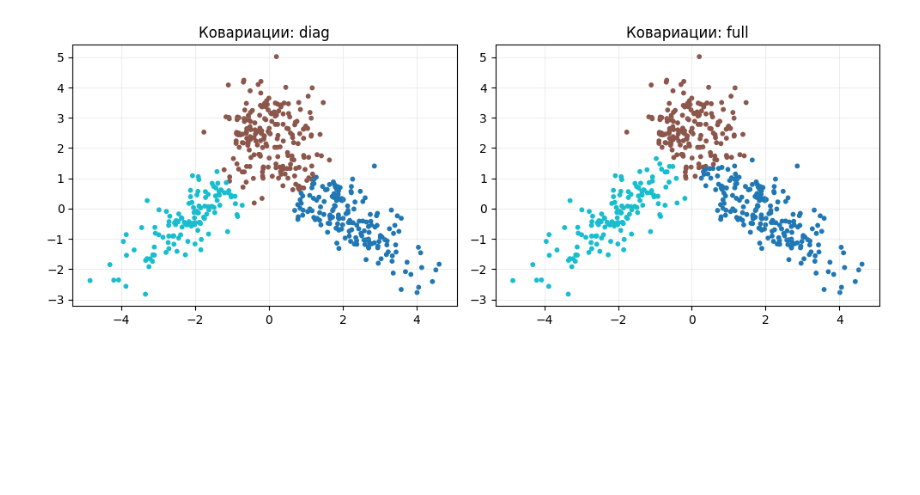
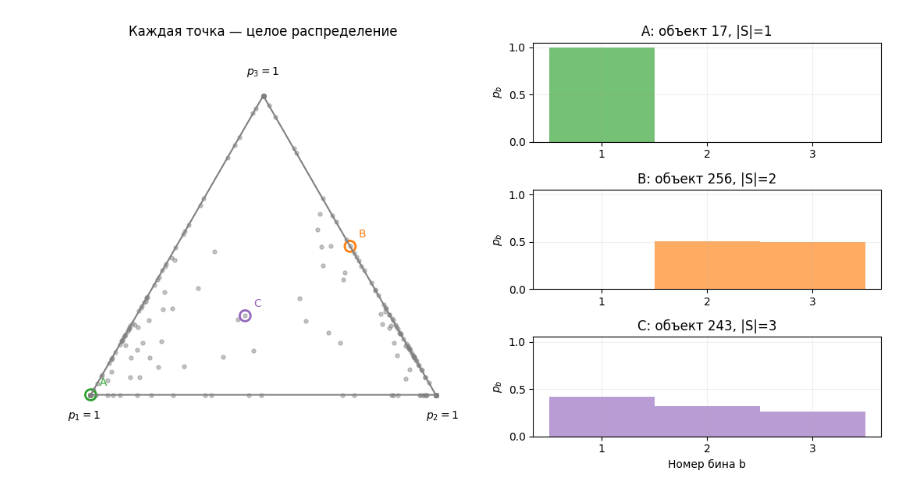
Before and after one commit to Leonid-Erlygin/seminars, a Jupyter notebook: fall_2026/ittp_bayes/em_gaussian_mixture/em_gaussian_mixture_solutions.ipynb, the cells around one changed output. Cells and saved outputs as stored; diff of their text form; code cells hidden in the pictures; blank space fills up the shorter version.

```diff
--- a/fall_2026/ittp_bayes/em_gaussian_mixture/em_gaussian_mixture_solutions.ipynb
+++ b/fall_2026/ittp_bayes/em_gaussian_mixture/em_gaussian_mixture_solutions.ipynb
@@ -346,15 +369,76 @@ $\sigma\to0$ делает назначения ближайшему средне
 # %%
-X_rot, _ = make_toy(seed=SEED+1, n=1400, rotated=True)
-rot_train, rot_test = X_rot[:900], X_rot[900:]
-fig, axes = plt.subplots(1, 2, figsize=(10, 3.8))
-rot_rows = []
-for ax, kind in zip(axes, ['diag', 'full']):
-    gm = GaussianMixture(3, covariance_type=kind, n_init=6,
-                         reg_covar=1e-4, random_state=42).fit(rot_train)
-    ax.scatter(*rot_test.T, c=gm.predict(rot_test), cmap='tab10', s=10)
-    ax.set_title('Ковариации: ' + kind)
-    rot_rows.append([kind, gm.score(rot_test), gm.converged_])
+def validate_histograms(P):
+    P = np.asarray(P, dtype=float)
+    if P.ndim != 2 or P.shape[1] < 2 or not np.isfinite(P).all():
+        raise ValueError('Нужен конечный массив формы (N,B), B >= 2.')
+    if np.any(P < 0) or not np.allclose(P.sum(1), 1., atol=1e-10, rtol=1e-10):
+        raise ValueError('Вероятности неотрицательны и суммируются в единицу.')
+    return P
+
+def active_data(P):
+    P = validate_histograms(P)
+    mask = P > 0
+    logp = np.zeros_like(P)
+    np.log(P, out=logp, where=mask)
+    return mask.astype(float), logp
+
+def sample_face_component(rho, alpha, n, rng):
+    P = np.zeros((n, len(rho)))
+    for i in range(n):
+        active = rng.random(len(rho)) < rho
+        while not active.any():
+            active = rng.random(len(rho)) < rho
+        g = rng.gamma(alpha[active])
+        P[i, active] = g/g.sum()
+    return P
+
+def sample_face_mixture(model, n, rng):
+    labels = rng.choice(len(model['weights']), size=n, p=model['weights'])
+    P = np.zeros((n, model['rho'].shape[1]))
+    for k in range(len(model['weights'])):
+        members = np.flatnonzero(labels == k)
+        P[members] = sample_face_component(model['rho'][k], model['alpha'][k], len(members), rng)
+    return P, labels
+
+# Два семейства распределений по трём бинам.
+toy_face_rng = np.random.default_rng(19)
+toy_face_parameters = dict(weights=np.array([.5, .5]),
+    rho=np.array([[.8, .35, .6], [.35, .8, .6]]),
+    alpha=np.array([[6., 1., 2.], [1., 6., 2.]]))
+toy_P, _ = sample_face_mixture(toy_face_parameters, 260, toy_face_rng)
+validate_histograms(toy_P)
+
+# Одна гистограмма на вершине, одна на ребре и одна внутри треугольника.
+example_masks = np.array([[1, 0, 0], [0, 1, 1], [1, 1, 1]], dtype=bool)
+example_ids = []
+for mask in example_masks:
+    candidates = np.flatnonzero(np.all((toy_P > 0) == mask, axis=1))
+    # Выбираем пример с хорошо видимыми положительными массами.
+    example_ids.append(candidates[np.argmax(toy_P[candidates][:, mask].min(axis=1))])
+triangle = np.array([[0., 0.], [1., 0.], [.5, np.sqrt(3)/2]])
+xy = toy_P@triangle
+
+fig = plt.figure(figsize=(11, 6))
+grid = fig.add_gridspec(3, 2, width_ratios=[1.25, 1.])
+ax = fig.add_subplot(grid[:, 0])
+ax.plot(*triangle[[0, 1, 2, 0]].T, color='grey')
+ax.scatter(*xy.T, s=13, alpha=.45, color='grey')
+ax.text(-.02, -.07, '$p_1=1$', ha='center')
+ax.text(1.02, -.07, '$p_2=1$', ha='center')
+ax.text(.5, np.sqrt(3)/2+.06, '$p_3=1$', ha='center')
+ax.set(aspect='equal', xlim=(-.13, 1.13), ylim=(-.12, 1.02),
+       title='Каждая точка — целое распределение')
+ax.axis('off')
+for row, (letter, i, color) in enumerate(zip('ABC', example_ids,
+                                            ['tab:green', 'tab:orange', 'tab:purple'])):
+    ax.scatter(*xy[i], s=100, facecolors='none', edgecolors=color, linewidths=2)
+    ax.annotate(letter, xy[i], xytext=(8, 8), textcoords='offset points', color=color)
+    hist_ax = fig.add_subplot(grid[row, 1])
+    hist_ax.bar([1, 2, 3], toy_P[i], width=1., color=color, alpha=.65)
+    hist_ax.set(xticks=[1, 2, 3], ylim=(0, 1.05), ylabel='$p_b$',
+                title=f'{letter}: объект {i}, |S|={(toy_P[i]>0).sum()}')
+    if row == 2:
+        hist_ax.set_xlabel('Номер бина b')
 plt.tight_layout(); plt.show()
-table(['Ковариации', 'Средний test log p(x)', 'Сходимость'], rot_rows)
 # %% [output]
-[figure, old version]
+[figure, new version]
```
Also changed, not shown: parts of 79 cells of this notebook, 7 other files.
